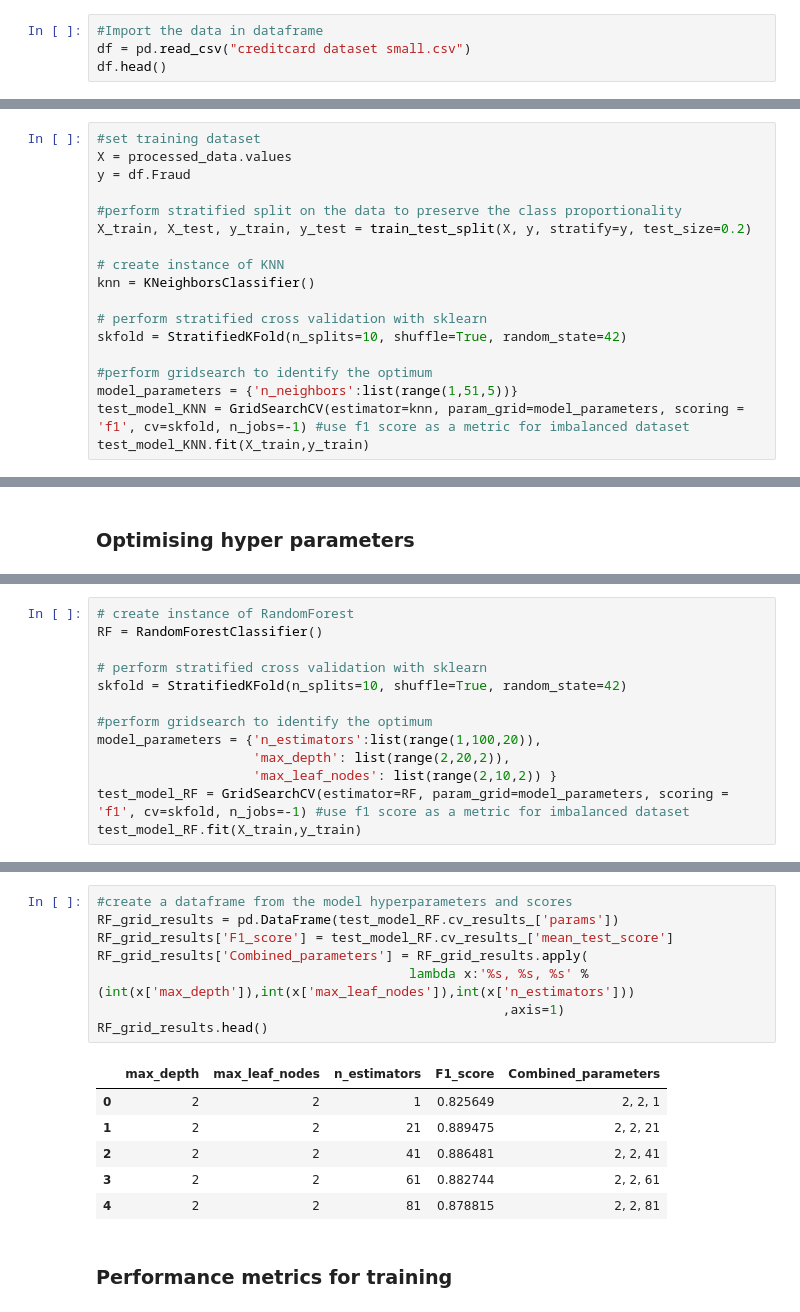
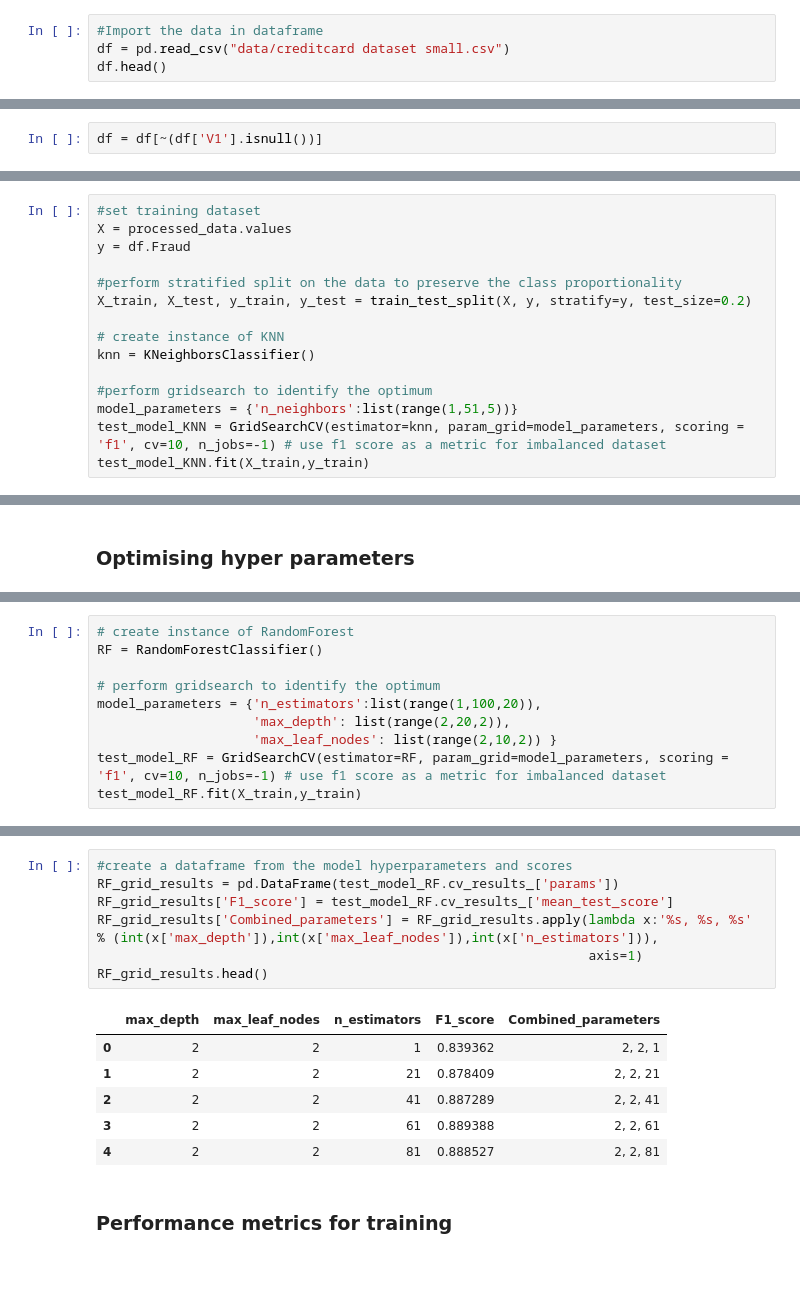
Before and after one commit to YpsilantisP/financial_transactions_fraud_detaction, a Jupyter notebook: Fraud-detection-financial-transactions.ipynb, the cells around one changed output, grey strips where cells are left out. Cells and saved outputs as stored; diff of their text form; blank space fills up the shorter version.

```diff
--- a/Fraud-detection-financial-transactions.ipynb
+++ b/Fraud-detection-financial-transactions.ipynb
@@ -71,7 +57,7 @@ from sklearn.model_selection import GridSearchCV
 np.random.seed(42)
 # %%
 #Import the data in dataframe
-df = pd.read_csv("creditcard dataset small.csv")
+df = pd.read_csv("data/creditcard dataset small.csv")
 df.head()
 # %% [output]
 |  | Time | V1 | V2 | V3 | V4 | V5 | V6 | V7 | V8 | V9 | ... | ... |
@@ -86 +94,3 @@ df.head()
+# %%
+df = df[~(df['V1'].isnull())]
 # %% [markdown]
@@ -294,11 +269,8 @@ X_train, X_test, y_train, y_test = train_test_split(X, y, stratify=y, test_size=
 # create instance of KNN
 knn = KNeighborsClassifier()
 
-# perform stratified cross validation with sklearn
-skfold = StratifiedKFold(n_splits=10, shuffle=True, random_state=42)
-
 #perform gridsearch to identify the optimum
 model_parameters = {'n_neighbors':list(range(1,51,5))}
-test_model_KNN = GridSearchCV(estimator=knn, param_grid=model_parameters, scoring = 'f1', cv=skfold, n_jobs=-1) #use f1 score as a metric for imbalanced dataset
+test_model_KNN = GridSearchCV(estimator=knn, param_grid=model_parameters, scoring = 'f1', cv=10, n_jobs=-1) # use f1 score as a metric for imbalanced dataset
 test_model_KNN.fit(X_train,y_train)
 # %% [output]
@@ -390,13 +355,10 @@ In this section I will perform GridSearch with stratified cross-validation to fi
 # create instance of RandomForest
 RF = RandomForestClassifier()
 
-# perform stratified cross validation with sklearn
-skfold = StratifiedKFold(n_splits=10, shuffle=True, random_state=42)
-
-#perform gridsearch to identify the optimum
+# perform gridsearch to identify the optimum
 model_parameters = {'n_estimators':list(range(1,100,20)),
                     'max_depth': list(range(2,20,2)),
                     'max_leaf_nodes': list(range(2,10,2)) }
-test_model_RF = GridSearchCV(estimator=RF, param_grid=model_parameters, scoring = 'f1', cv=skfold, n_jobs=-1) #use f1 score as a metric for imbalanced dataset
+test_model_RF = GridSearchCV(estimator=RF, param_grid=model_parameters, scoring = 'f1', cv=10, n_jobs=-1) # use f1 score as a metric for imbalanced dataset
 test_model_RF.fit(X_train,y_train)
 # %% [output]
@@ -417,18 +378,17 @@ print(test_model_RF.best_score_)
 # %%
 #create a dataframe from the model hyperparameters and scores
 RF_grid_results = pd.DataFrame(test_model_RF.cv_results_['params'])
 RF_grid_results['F1_score'] = test_model_RF.cv_results_['mean_test_score']
-RF_grid_results['Combined_parameters'] = RF_grid_results.apply(
-                                        lambda x:'%s, %s, %s' % (int(x['max_depth']),int(x['max_leaf_nodes']),int(x['n_estimators']))
-                                                    ,axis=1)
+RF_grid_results['Combined_parameters'] = RF_grid_results.apply(lambda x:'%s, %s, %s' % (int(x['max_depth']),int(x['max_leaf_nodes']),int(x['n_estimators'])),
+                                                               axis=1)
 RF_grid_results.head()
 # %% [output]
 |  | max_depth | max_leaf_nodes | n_estimators | F1_score | Combined_parameters |
-| 0 | 2 | 2 | 1 | 0.825649 | 2, 2, 1 |
-| 1 | 2 | 2 | 21 | 0.889475 | 2, 2, 21 |
-| 2 | 2 | 2 | 41 | 0.886481 | 2, 2, 41 |
-| 3 | 2 | 2 | 61 | 0.882744 | 2, 2, 61 |
-| 4 | 2 | 2 | 81 | 0.878815 | 2, 2, 81 |
+| 0 | 2 | 2 | 1 | 0.839362 | 2, 2, 1 |
+| 1 | 2 | 2 | 21 | 0.878409 | 2, 2, 21 |
+| 2 | 2 | 2 | 41 | 0.887289 | 2, 2, 41 |
+| 3 | 2 | 2 | 61 | 0.889388 | 2, 2, 61 |
+| 4 | 2 | 2 | 81 | 0.888527 | 2, 2, 81 |
 # %% [markdown]
 ### Performance metrics for training
 # %% [markdown]
```
Also changed, not shown: parts of 55 cells of this notebook.
